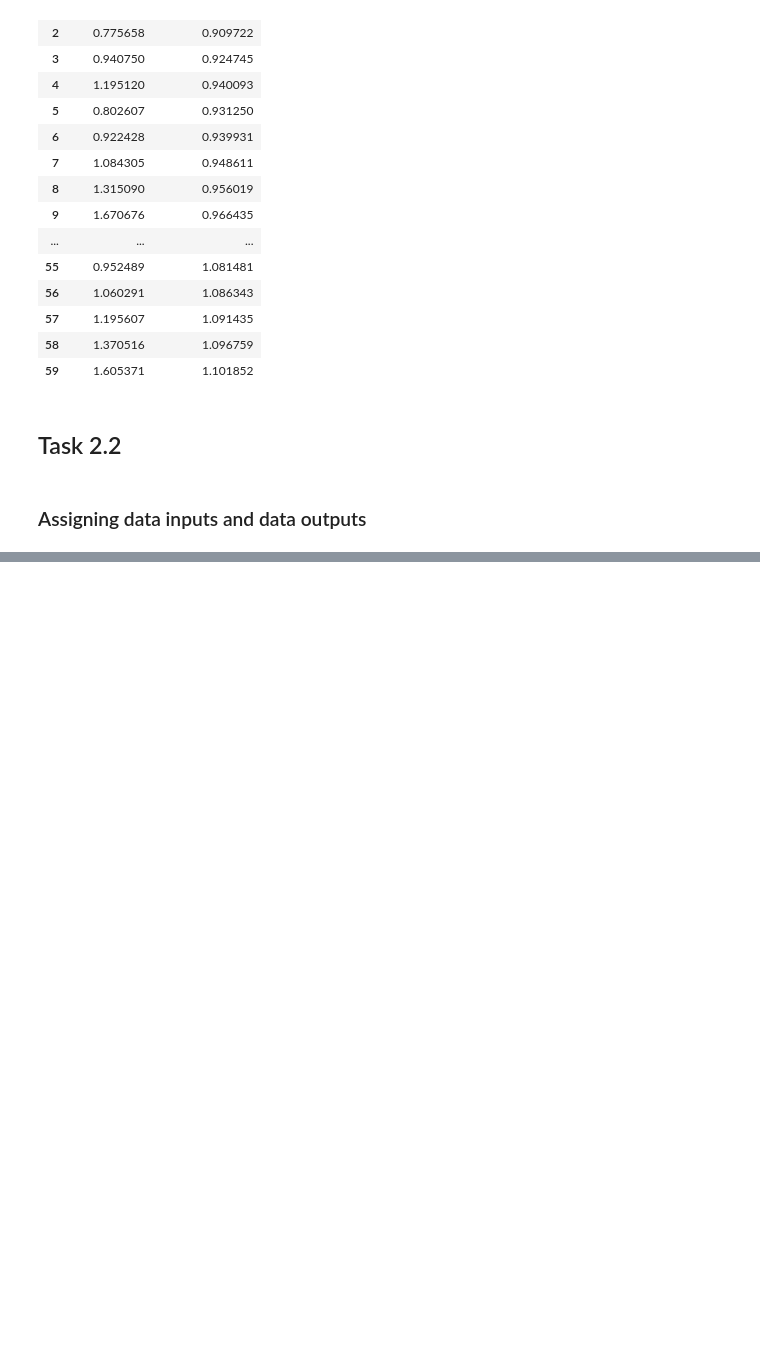
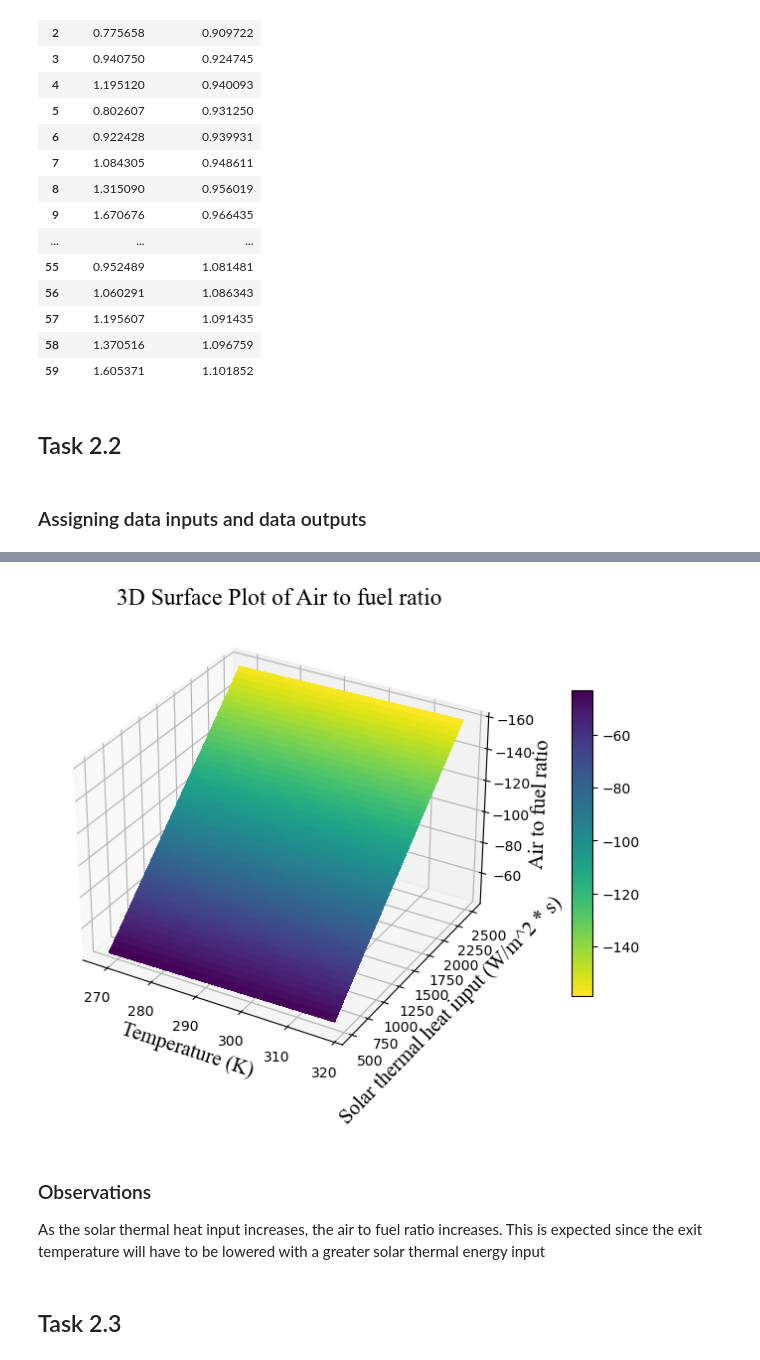
Before and after one commit to shawnkchan/ME249_P2, a Jupyter notebook: CodeP2.4F23.ipynb, the cells around one changed output, grey strips where cells are left out. Cells and saved outputs as stored; diff of their text form; code cells hidden in the pictures; blank space fills up the shorter version.

Commit message:
update: adds solutions to task 2.3

```diff
--- a/CodeP2.4F23.ipynb
+++ b/CodeP2.4F23.ipynb
@@ -251,12 +273,12 @@ data_outputs = yarray
 
 from keras import backend as K
 #initialize weights with values between -0.2 and 1.2
-initializer = keras.initializers.RandomUniform(minval= -0.2, maxval=1.2)
+initializer = keras.initializers.RandomUniform(minval= -0.9, maxval=0.9)
 
 model = keras.Sequential([
     keras.layers.Dense(4, activation=K.elu, input_shape=[3],  kernel_initializer=initializer),
     keras.layers.Dense(8, activation=K.elu,  kernel_initializer=initializer),
-
+    keras.layers.Dense(4, activation=K.elu, kernel_initializer=initializer),
     keras.layers.Dense(2,  kernel_initializer=initializer)
   ])
 '''in Task 2.2, add 3rd layer to network with 4 neurons and activation = K.relu'''
@@ -289,5 +312,5 @@ To enable them in non-MKL-DNN operations, rebuild TensorFlow with the appropriat
 #Number of epochs can be varied.
 
 #from tf.keras import optimizers. Argument to RMSprop is learning parameter.
-rms = keras.optimizers.RMSprop(0.020)
+rms = keras.optimizers.RMSprop(0.001)
 model.compile(loss='mean_absolute_error',optimizer=rms)
@@ -360,0 +457,41 @@ plt.show()
+# %%
+t_values = np.linspace(268, 318, 50)
+q_values = np.linspace(500, 2500, 50)
+T, Q = np.meshgrid(t_values, q_values)
+g_values = np.full(T.shape, 0.25)
+
+input_data = np.vstack([T.ravel(), Q.ravel(), g_values.ravel()]).T
+# %%
+predictions = model.predict(input_data)
+
+Z = predictions[:, 0].reshape(T.shape)
+# %%
+fig = plt.figure()
+ax = fig.add_subplot(111, projection='3d')
+font_family = 'Times New Roman'
+title_font_size=17
+label_font_size=15
+
+# Create a surface plot using the predicted values
+surf = ax.plot_surface(T, Q, Z, cmap='viridis_r',linewidth=0, antialiased=False)
+
+# Add labels and title
+ax.set_xlabel('Temperature (K)', fontsize=label_font_size, fontfamily=font_family)
+ax.set_ylabel('Solar thermal heat input (W/m^2 * s)', fontsize=label_font_size, fontfamily=font_family)
+ax.set_zlabel('Air to fuel ratio', fontsize=label_font_size, fontfamily=font_family)
+ax.set_title('3D Surface Plot of Air to fuel ratio', fontsize=title_font_size, fontfamily=font_family)
+
+ax.invert_zaxis()
+# Add a color bar for reference
+fig.colorbar(surf, shrink=0.5, aspect=15, pad=0.1)
+
+# Show the plot
+plt.show()
+# %% [output]
+[figure, added]
+# %% [markdown]
+### Observations
+
+As the solar thermal heat input increases, the air to fuel ratio increases. This is expected since the exit temperature will have to be lowered with a greater solar thermal energy input
+# %% [markdown]
+## Task 2.3
```
Also changed, not shown: parts of 12 cells of this notebook.
